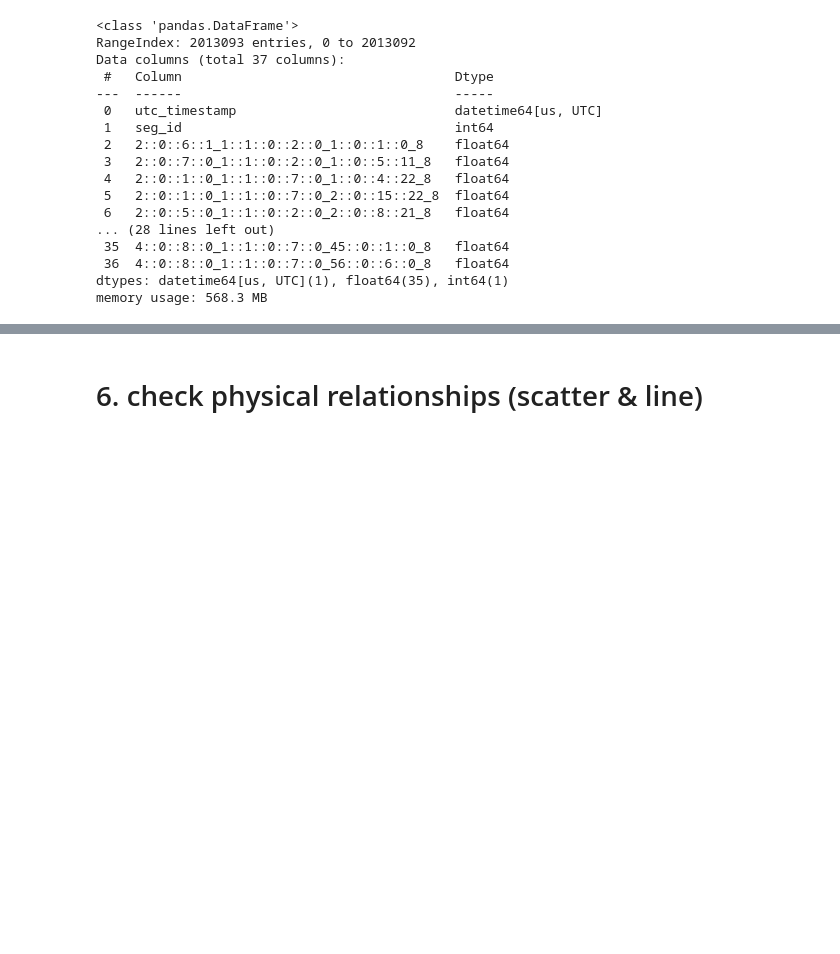
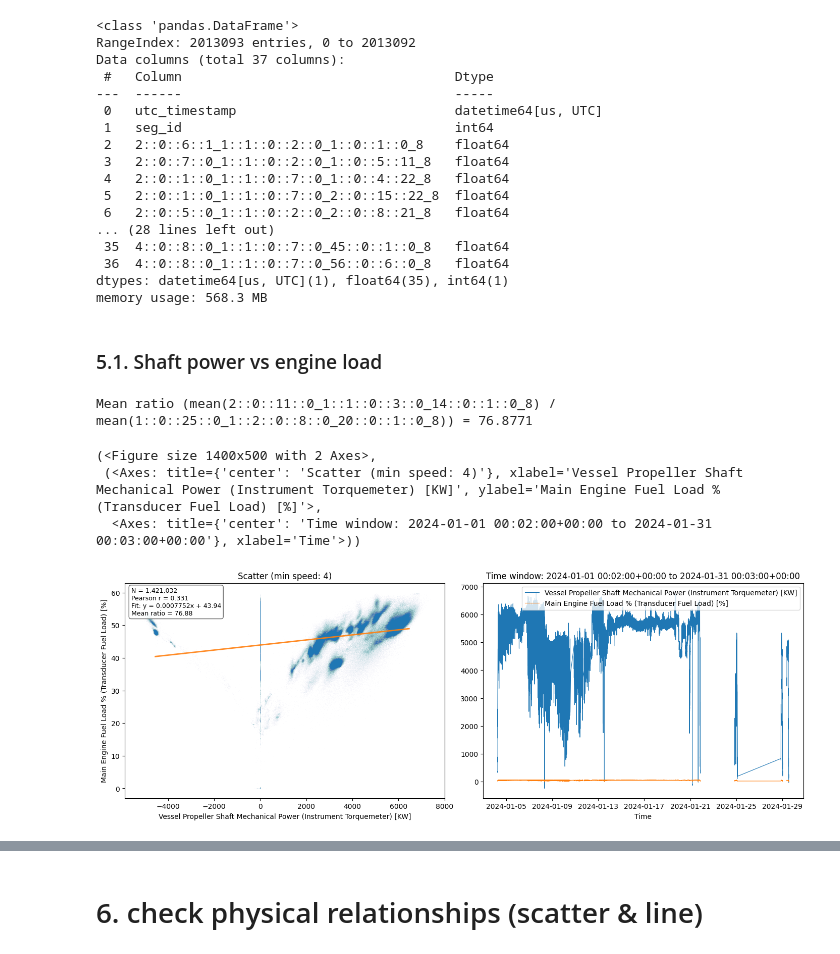
Before and after one commit to AugustBjerg/Master-s-thesis, a Jupyter notebook: code/data/cleaning-scripts/notebooks/post_sync_explore.ipynb, the cells around one changed output, grey strips where cells are left out. Saved outputs shown, nothing was run; the diff lists cells and outputs as text; code cells hidden in the pictures; blank space fills up the shorter version.

```diff
--- a/code/data/cleaning-scripts/notebooks/post_sync_explore.ipynb
+++ b/code/data/cleaning-scripts/notebooks/post_sync_explore.ipynb
@@ -582,15 +647,31 @@ def correlation_check(
     ax_line.legend()
 
     return fig, (ax_scatter, ax_line)
+# %% [markdown]
+### 5.1. Shaft power vs engine load
 # %%
 start_time = pd.to_datetime("2024-01-01 00:02:00", utc=True)
 end_time = pd.to_datetime("2024-01-31 00:03:00", utc=True)
 
+shaft_power_qid = "2::0::11::0_1::1::0::3::0_14::0::1::0_8"
+engine_load_qid = "1::0::25::0_1::2::0::8::0_20::0::1::0_8"
+
 correlation_check(
     full_synced_df,
-    column_name_x="3::0::1::0_1::1::0::2::0_11::0::2::0_8",
-    column_name_y="3::0::1::0_1::1::0::2::0_11::0::1::0_8",
+    column_name_x=shaft_power_qid,
+    column_name_y=engine_load_qid,
     line_graph_start=start_time,
     line_graph_end=end_time,
     mean_ratio=True,
+    min_speed=4.0,
+    speed_column=None,
+    metadata=meta_data_df,
+    scatter_s=1,
+    scatter_alpha=0.02
 )
+# %% [output]
+Mean ratio (mean(2::0::11::0_1::1::0::3::0_14::0::1::0_8) / mean(1::0::25::0_1::2::0::8::0_20::0::1::0_8)) = 76.8771
+(<Figure size 1400x500 with 2 Axes>,
+ (<Axes: title={'center': 'Scatter (min speed: 4)'}, xlabel='Vessel Propeller Shaft Mechanical Power (Instrument Torquemeter) [KW]', ylabel='Main Engine Fuel Load % (Transducer Fuel Load) [%]'>,
+  <Axes: title={'center': 'Time window: 2024-01-01 00:02:00+00:00 to 2024-01-31 00:03:00+00:00'}, xlabel='Time'>))
+[figure, added]
```
Also changed, not shown: parts of 3 cells of this notebook, 1 other file.
